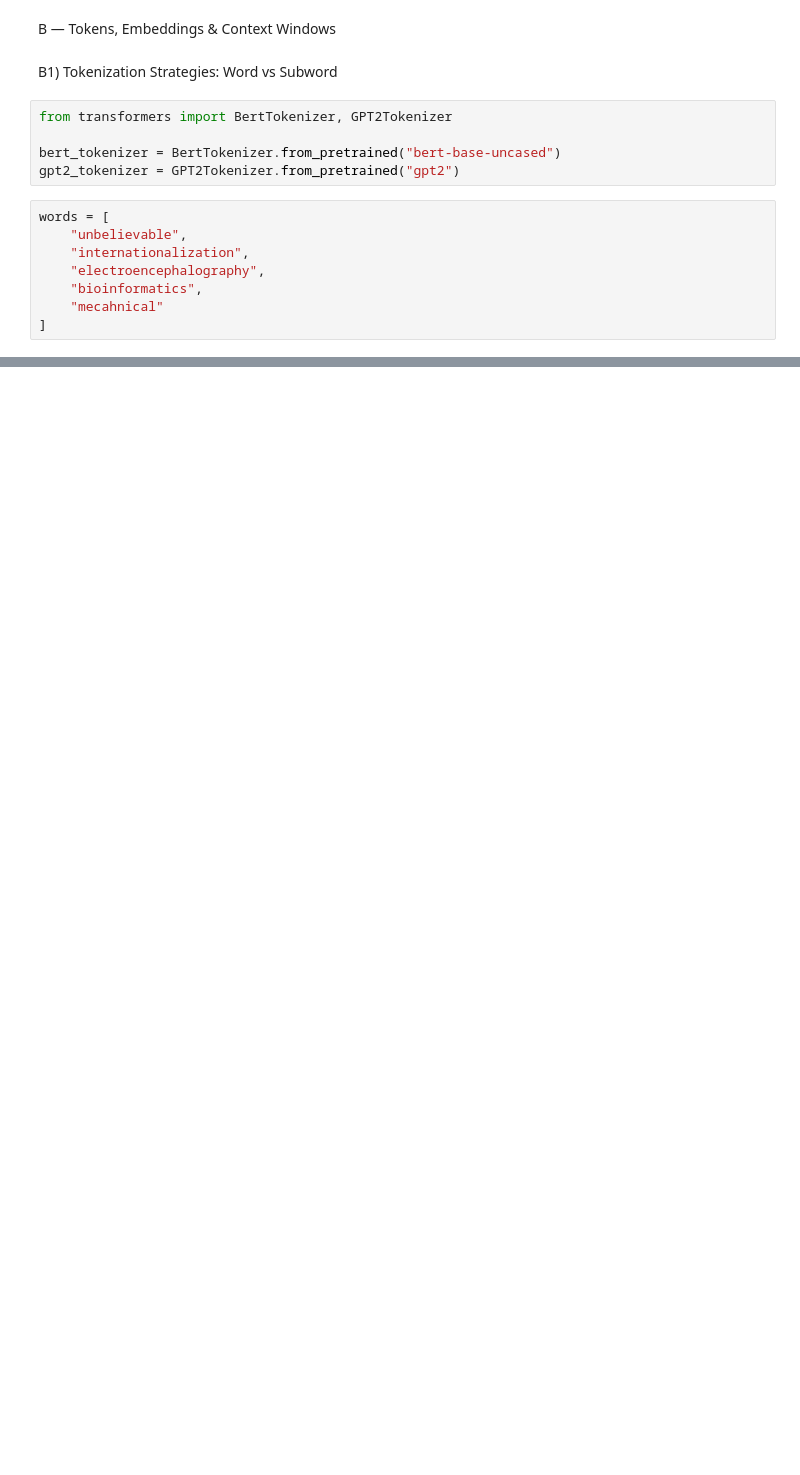
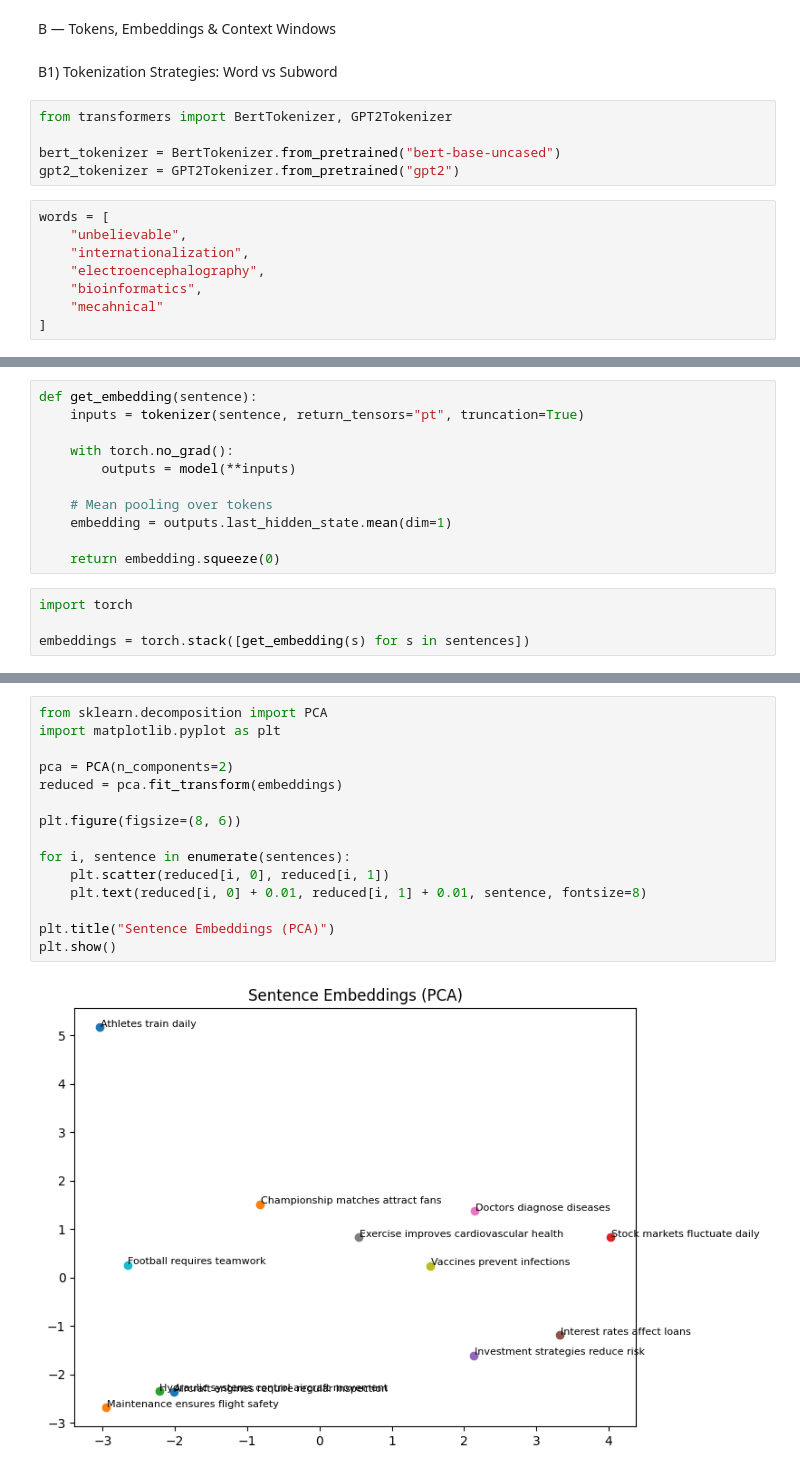
Before and after one commit to YibestBelay/GenAILab2, a Jupyter notebook: lab_section2.ipynb, the cells around one changed output, grey strips where cells are left out. Saved outputs shown, nothing was run; the diff lists cells and outputs as text; blank space fills up the shorter version.

Commit message:
Embeddings & Semantic Meaning

```diff
--- a/lab_section2.ipynb
+++ b/lab_section2.ipynb
@@ -182,0 +294,15 @@ token_table
+# %%
+def get_embedding(sentence):
+    inputs = tokenizer(sentence, return_tensors="pt", truncation=True)
+
+    with torch.no_grad():
+        outputs = model(**inputs)
+
+    # Mean pooling over tokens
+    embedding = outputs.last_hidden_state.mean(dim=1)
+
+    return embedding.squeeze(0)
+# %%
+import torch
+
+embeddings = torch.stack([get_embedding(s) for s in sentences])
@@ -182,0 +329,17 @@ token_table
+# %%
+from sklearn.decomposition import PCA
+import matplotlib.pyplot as plt
+
+pca = PCA(n_components=2)
+reduced = pca.fit_transform(embeddings)
+
+plt.figure(figsize=(8, 6))
+
+for i, sentence in enumerate(sentences):
+    plt.scatter(reduced[i, 0], reduced[i, 1])
+    plt.text(reduced[i, 0] + 0.01, reduced[i, 1] + 0.01, sentence, fontsize=8)
+
+plt.title("Sentence Embeddings (PCA)")
+plt.show()
+# %% [output]
+[figure, added]
```
Also changed, not shown: parts of 15 cells of this notebook.
